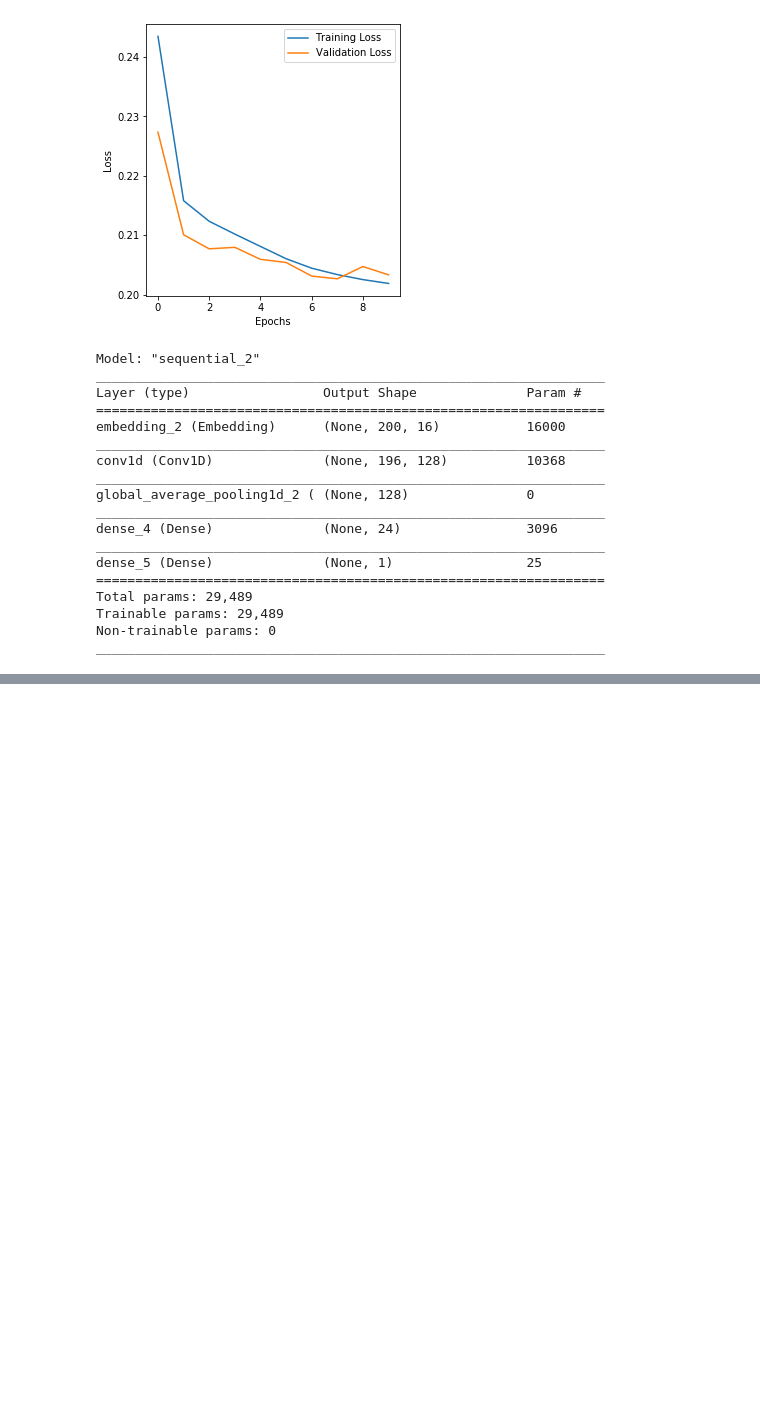
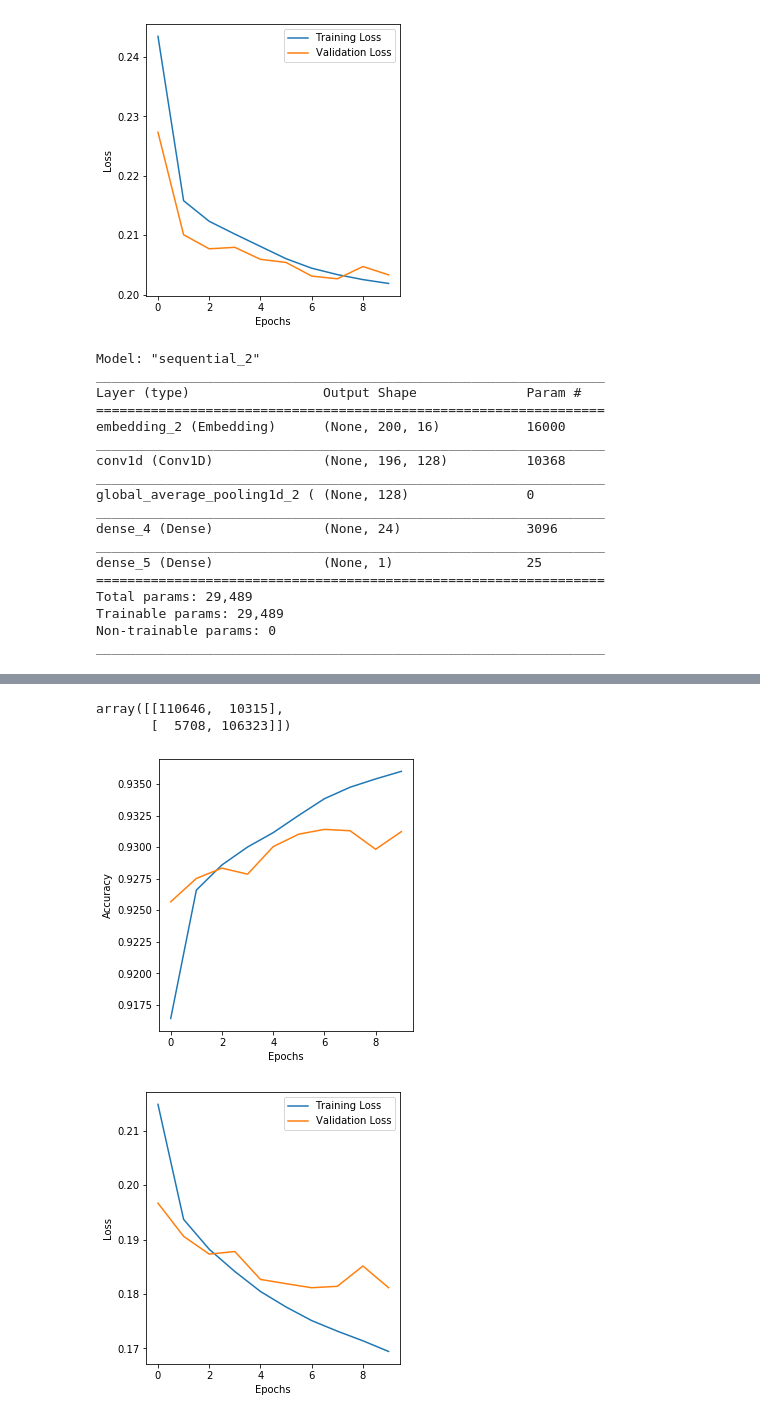
Before and after one commit to priyanshunayan/hotel-review-sentiment-analysis, a Jupyter notebook: Hotel_Review_Sentiment.ipynb, the cells around one changed output, grey strips where cells are left out. Saved outputs shown, nothing was run; the diff lists cells and outputs as text; code cells hidden in the pictures; blank space fills up the shorter version.

Commit message:
cnn and rnn model

```diff
--- a/Hotel_Review_Sentiment.ipynb
+++ b/Hotel_Review_Sentiment.ipynb
@@ -416,0 +434,29 @@ Epoch 2/10
+# %%
+x_pred = model.predict(test_padded)
+x_pred = x_pred > 0.5
+x_pred = x_pred.astype(int)
+y_pred = test_labels
+confusion_matrix(x_pred, y_pred)
+# %% [output]
+array([[110646,  10315],
+       [  5708, 106323]])
+# %%
+plt.figure(figsize=(10,5))
+plt.subplot(1,2,1)
+plt.plot(history.history['accuracy'], label='Training Accuracy')
+plt.plot(history.history['val_accuracy'], label='Validation Accuracy')
+plt.xlabel("Epochs")
+plt.ylabel("Accuracy")
+
+plt.figure(figsize=(10,5))
+plt.subplot(1,2,1)
+plt.plot(history.history['loss'], label='Training Loss')
+plt.plot(history.history['val_loss'], label='Validation Loss')
+plt.xlabel("Epochs")
+plt.ylabel("Loss")
+
+plt.legend()
+plt.show()
+# %% [output]
+[figure, added]
+[figure, added]
```
Also changed, not shown: parts of 6 cells of this notebook.
